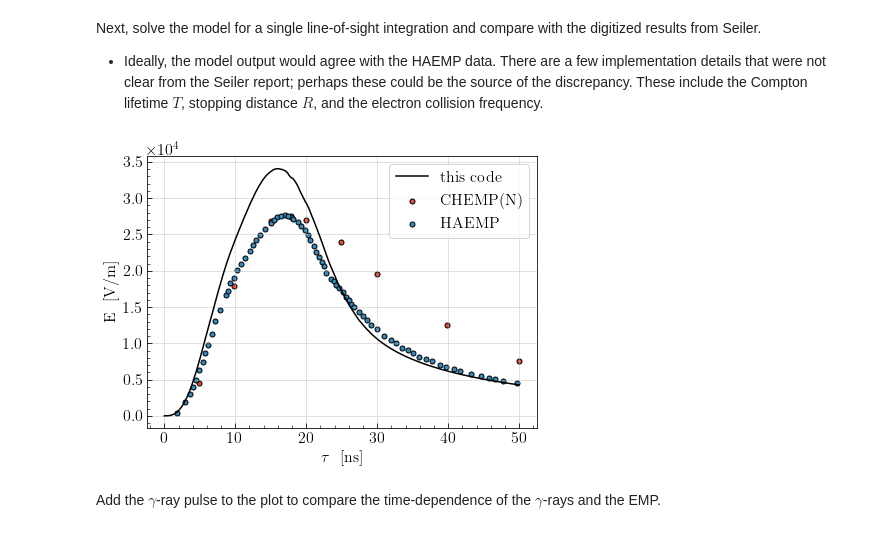
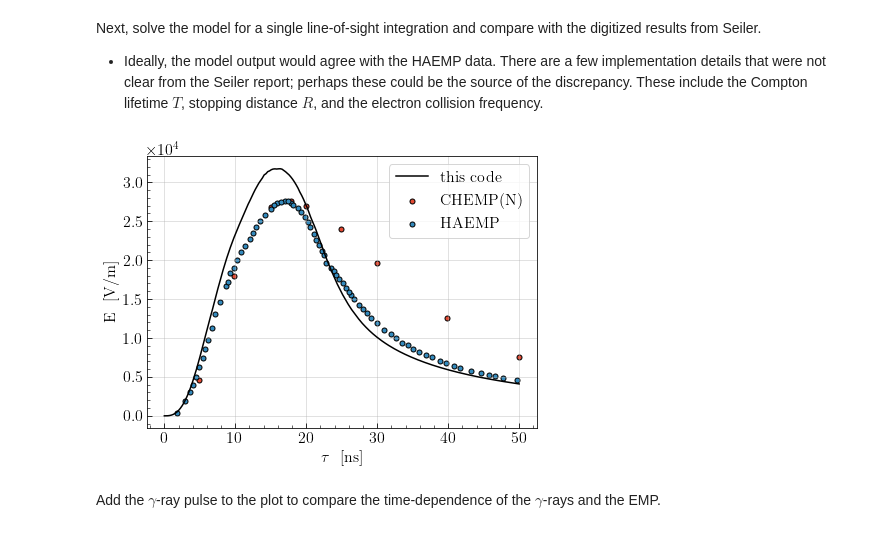
Before and after one commit to gshartnett/karzas-latter-seiler, a Jupyter notebook: EMP Notebook.ipynb, the cells around one changed output. Drawn from its saved outputs; the diff is of its cells as text; code cells hidden in the pictures.

```diff
--- a/EMP Notebook.ipynb
+++ b/EMP Notebook.ipynb
@@ -115,27 +115,27 @@ Next, solve the model for a single line-of-sight integration and compare with th
 - Ideally, the model output would agree with the HAEMP data. There are a few implementation details that were not clear from the Seiler report; perhaps these could be the source of the discrepancy. These include the Compton lifetime $T$, stopping distance $R$, and the electron collision frequency.
 # %%
 ## agreement can be improved by changing r value for E(r) input to nu calculator
-model = emp.EMPMODEL(Compton_KE=0.75)
+model = emp.EMPMODEL(B=3e-5, Compton_KE=0.75)
 sol = model.solver(np.linspace(0, 50, 200))
 
 ## load the digitized data from Seiler
 df_CHEMP = pd.read_csv("Seiler Digitized Data/Fig5_CHEMP(N).csv", header=None, names=['t', 'E'])
 df_HAEMP = pd.read_csv("Seiler Digitized Data/Fig5_HAEMP.csv", header=None, names=['t', 'E'])
 
 ## plot
 fig, ax = plt.subplots(1, figsize=(7,5))
 ax.plot(sol['tlist'], sol['E_norm_at_ground'], '-', color='k', label='this code', linewidth=1.5, markersize=2)
 ax.scatter(df_CHEMP['t'], df_CHEMP['E'], label='CHEMP(N)', s=25, edgecolor='k')
 ax.scatter(df_HAEMP['t'], df_HAEMP['E'], label='HAEMP', s=25, edgecolor='k')
 ax.set_xlabel(r'$\tau$ \ [ns]')
 ax.set_ylabel('E \ [V/m]')
 ax.legend()
 ax.minorticks_on()
 ax.ticklabel_format(style='sci', axis='y', scilimits=(0,0))
 plt.savefig('figures/seiler_comparison.pdf', bbox_inches='tight')
 plt.show()
 # %% [output]
-[figure, old version]
+[figure, new version]
 # %% [markdown]
 Add the $\gamma$-ray pulse to the plot to compare the time-dependence of the $\gamma$-rays and the EMP.
 # %%
```
Also changed, not shown: parts of 26 cells of this notebook.
